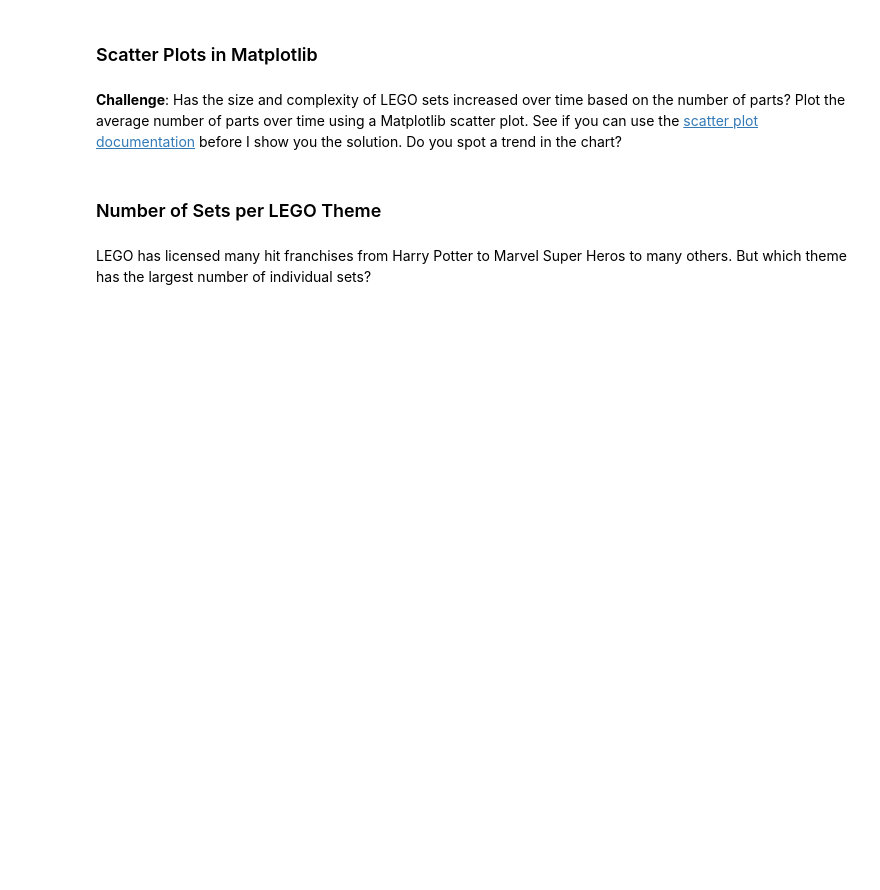
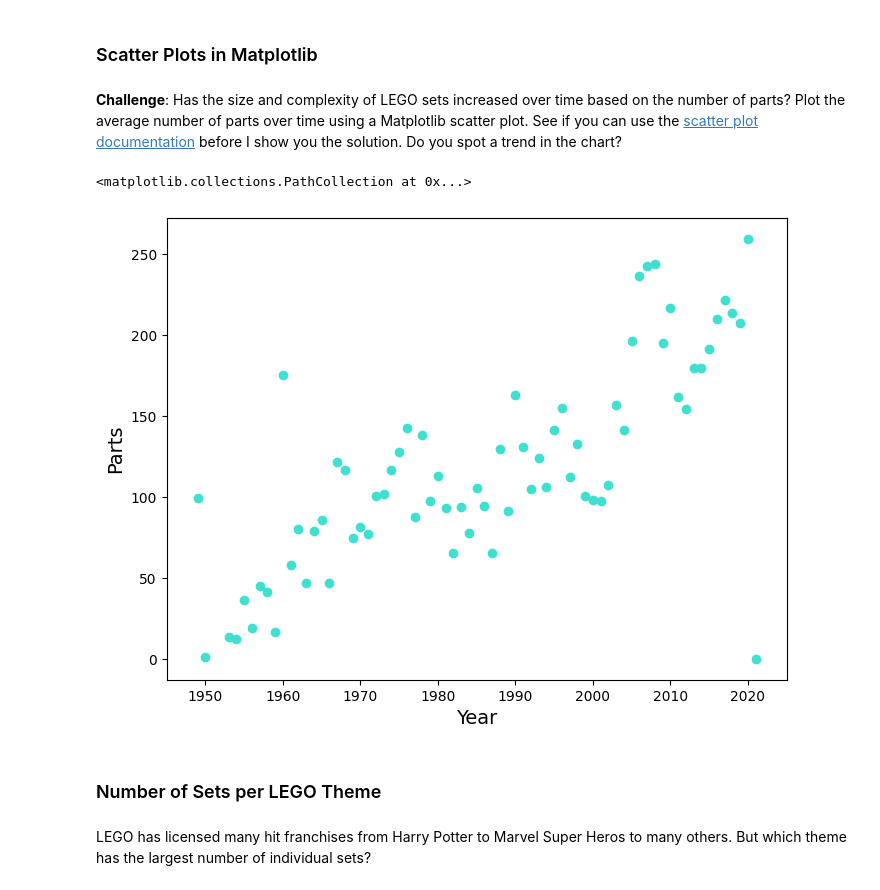
Before and after one commit to jacarty/python-100-days-of-code, a Jupyter notebook: advanced/day74/day74.ipynb, the cells around one changed output. Drawn from its saved outputs; the diff is of its cells as text; code cells hidden in the pictures; blank space fills up the shorter version.

```diff
--- a/advanced/day74/day74.ipynb
+++ b/advanced/day74/day74.ipynb
@@ -251,2 +264,10 @@ year
 # %% [markdown]
 **Challenge**: Use the <code>.groupby()</code> and <code>.agg()</code> function together to figure out the average number of parts per set. How many parts did the average LEGO set released in 1954 compared to say, 2017?
+# %%
+# parts_per_set has the year as the index and contains the average number of parts per LEGO set in that year
+
+parts_per_set = df_sets.groupby('year').agg({'num_parts': pd.Series.mean})
+print(parts_per_set.head())
+
+# same result
+# parts_per_set = df_sets.groupby('year')['num_parts'].mean()
@@ -254,6 +283,17 @@ year
 ### Scatter Plots in Matplotlib
 # %% [markdown]
 **Challenge**: Has the size and complexity of LEGO sets increased over time based on the number of parts? Plot the average number of parts over time using a Matplotlib scatter plot. See if you can use the [scatter plot documentation](https://matplotlib.org/3.1.0/api/_as_gen/matplotlib.pyplot.scatter.html) before I show you the solution. Do you spot a trend in the chart?
+# %%
+
+plt.figure(figsize=(8, 6))
+plt.xlabel('Year', fontsize=14)
+plt.ylabel('Parts', fontsize=14)
+plt.xlim(1945, 2025)
+
+plt.scatter(parts_per_set.index, parts_per_set.num_parts, color='turquoise')
+# %% [output]
+<matplotlib.collections.PathCollection at 0x...>
+[figure, added]
 # %% [markdown]
 ### Number of Sets per LEGO Theme
 # %% [markdown]
```
Also changed, not shown: parts of 13 cells of this notebook, 1 other file.
